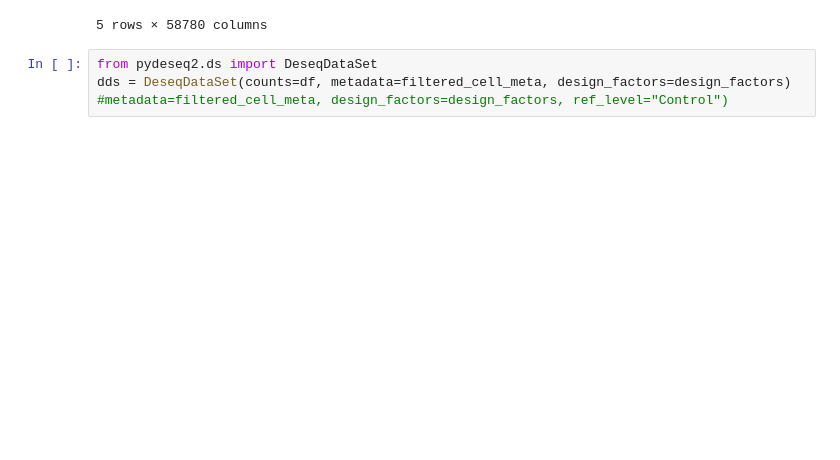
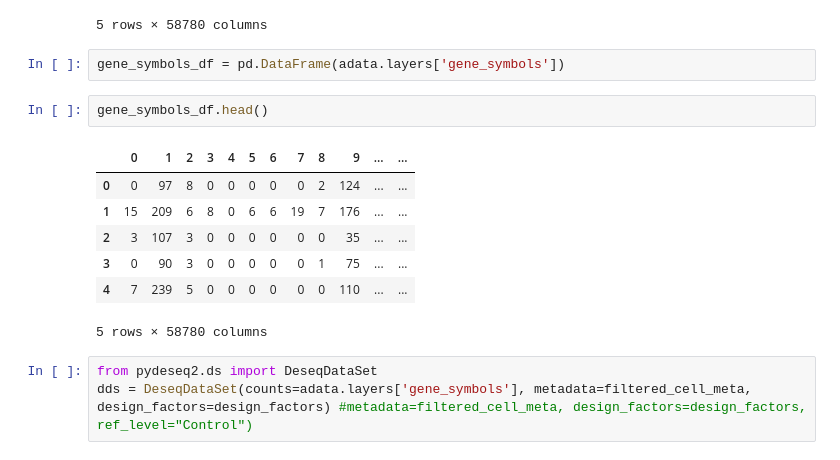
Before and after one commit to perpk/ppmi-wip, a Jupyter notebook: ppmi-wip.deg-males-control-pd-baselines.ipynb, the cells around one changed output. Saved outputs shown, nothing was run; the diff lists cells and outputs as text; blank space fills up the shorter version.

```diff
--- a/ppmi-wip.deg-males-control-pd-baselines.ipynb
+++ b/ppmi-wip.deg-males-control-pd-baselines.ipynb
@@ -94,9 +94,21 @@ df.head()
 | 4110.BL.0003150414.5104.SL.0026 | 0 | 90 | 3 | 0 | 0 | ... |
 | 3174.BL.PP0015.7985.5104.SL.0027 | 7 | 239 | 5 | 0 | 0 | ... |
 5 rows × 58780 columns
+# %%
+gene_symbols_df = pd.DataFrame(adata.layers['gene_symbols'])
+# %%
+gene_symbols_df.head()
+# %% [output]
+|  | 0 | 1 | 2 | 3 | 4 | 5 | 6 | 7 | 8 | 9 | ... | ... |
+| 0 | 0 | 97 | 8 | 0 | 0 | 0 | 0 | 0 | 2 | 124 | ... | ... |
+| 1 | 15 | 209 | 6 | 8 | 0 | 6 | 6 | 19 | 7 | 176 | ... | ... |
+| 2 | 3 | 107 | 3 | 0 | 0 | 0 | 0 | 0 | 0 | 35 | ... | ... |
+| 3 | 0 | 90 | 3 | 0 | 0 | 0 | 0 | 0 | 1 | 75 | ... | ... |
+| 4 | 7 | 239 | 5 | 0 | 0 | 0 | 0 | 0 | 0 | 110 | ... | ... |
+5 rows × 58780 columns
 # %%
 from pydeseq2.ds import DeseqDataSet
-dds = DeseqDataSet(counts=df, metadata=filtered_cell_meta, design_factors=design_factors) #metadata=filtered_cell_meta, design_factors=design_factors, ref_level="Control")
+dds = DeseqDataSet(counts=adata.layers['gene_symbols'], metadata=filtered_cell_meta, design_factors=design_factors) #metadata=filtered_cell_meta, design_factors=design_factors, ref_level="Control")
 # %%
 dds.deseq2()
 # %% [output]
```
Also changed, not shown: parts of 8 cells of this notebook, 1 other file.
